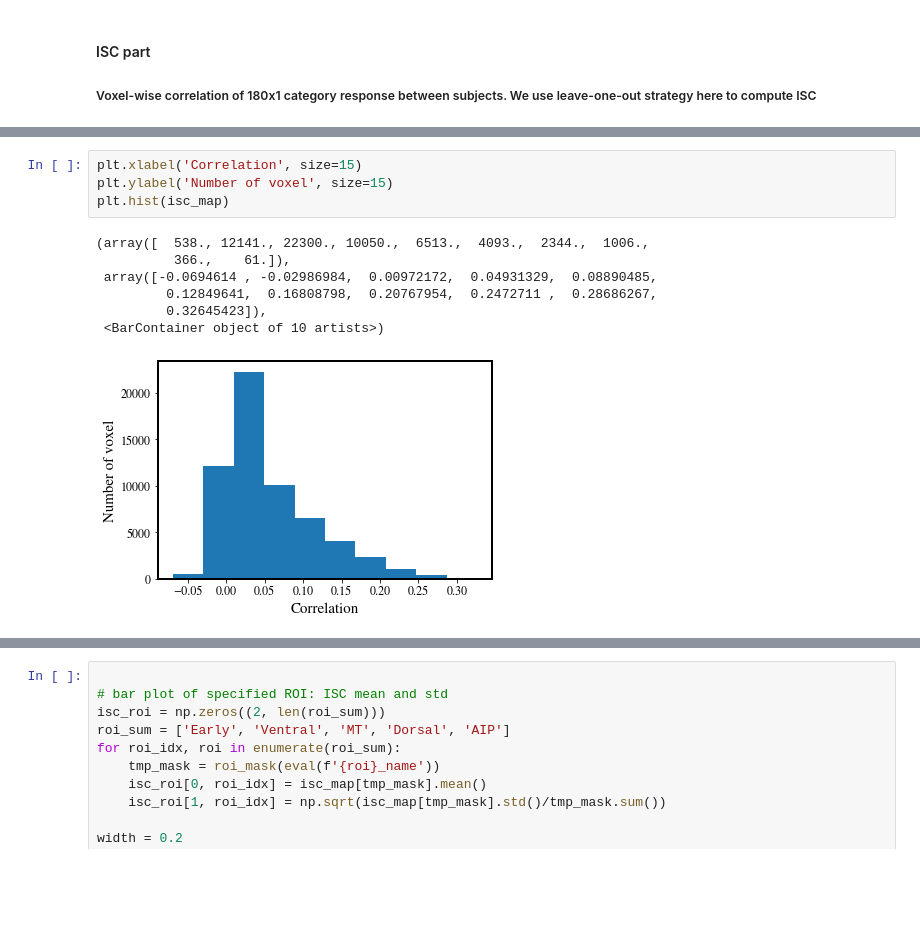
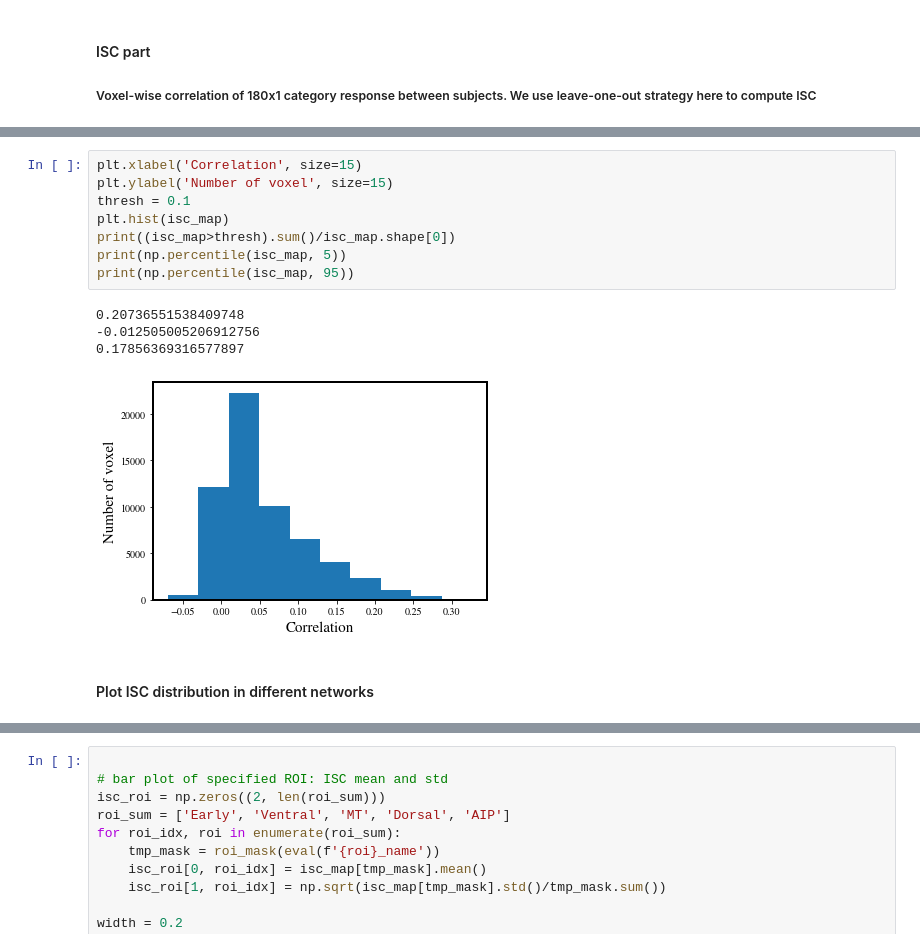
Before and after one commit to Blink621/HAD-fmri, a Jupyter notebook: analysis/ISC.ipynb, the cells around one changed output, grey strips where cells are left out. Cells and saved outputs as stored; diff of their text form; blank space fills up the shorter version.

```diff
--- a/analysis/ISC.ipynb
+++ b/analysis/ISC.ipynb
@@ -376,12 +353,15 @@ for sub_idx in range(n_sub):
 # %%
 plt.xlabel('Correlation', size=15)
 plt.ylabel('Number of voxel', size=15)
+thresh = 0.1
 plt.hist(isc_map)
+print((isc_map>thresh).sum()/isc_map.shape[0])
+print(np.percentile(isc_map, 5))
+print(np.percentile(isc_map, 95))
 # %% [output]
-(array([  538., 12141., 22300., 10050.,  6513.,  4093.,  2344.,  1006.,
-          366.,    61.]),
- array([-0.0694614 , -0.02986984,  0.00972172,  0.04931329,  0.08890485,
-         0.12849641,  0.16808798,  0.20767954,  0.2472711 ,  0.28686267,
-         0.32645423]),
- <BarContainer object of 10 artists>)
+0.20736551538409748
+-0.012505005206912756
+0.17856369316577897
-[figure, old version]
+[figure, new version]
+# %% [markdown]
+#### Plot ISC distribution in different networks
```
Also changed, not shown: parts of 7 cells of this notebook, 8 other files.
